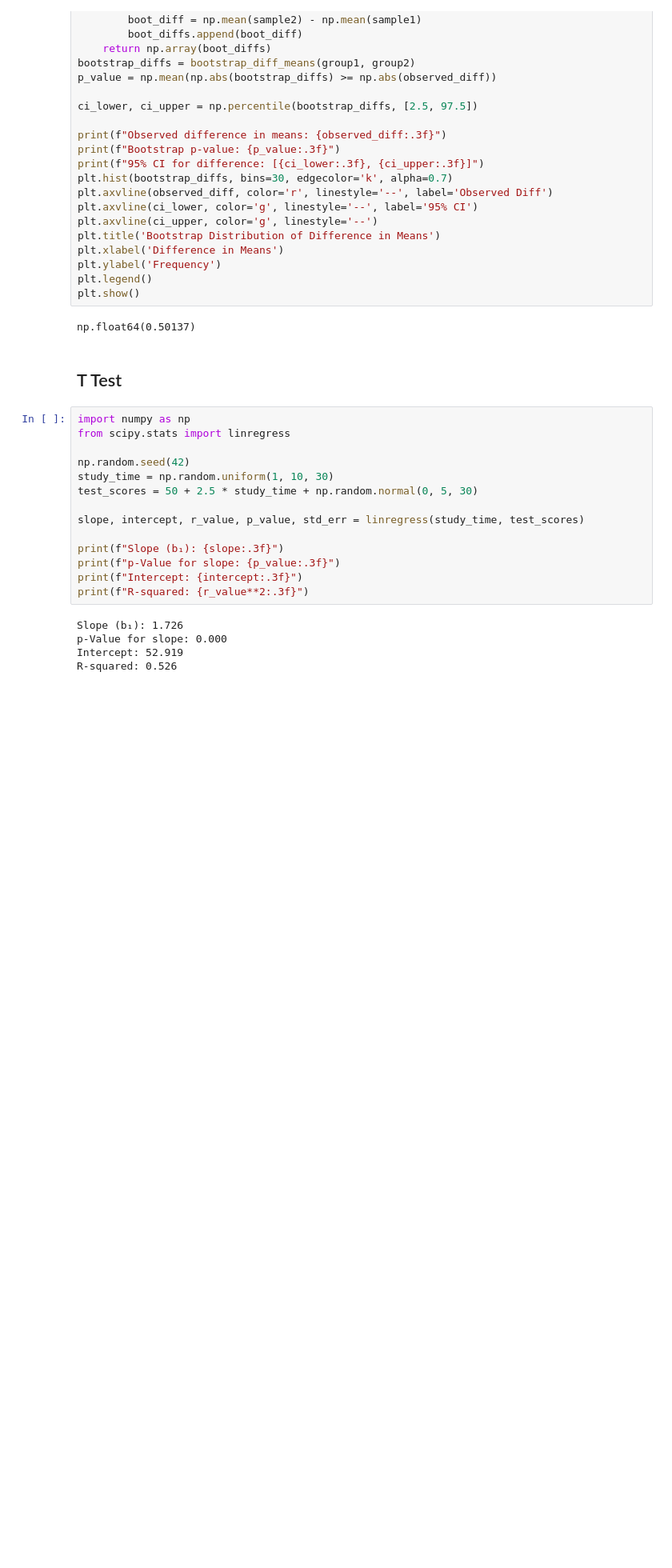
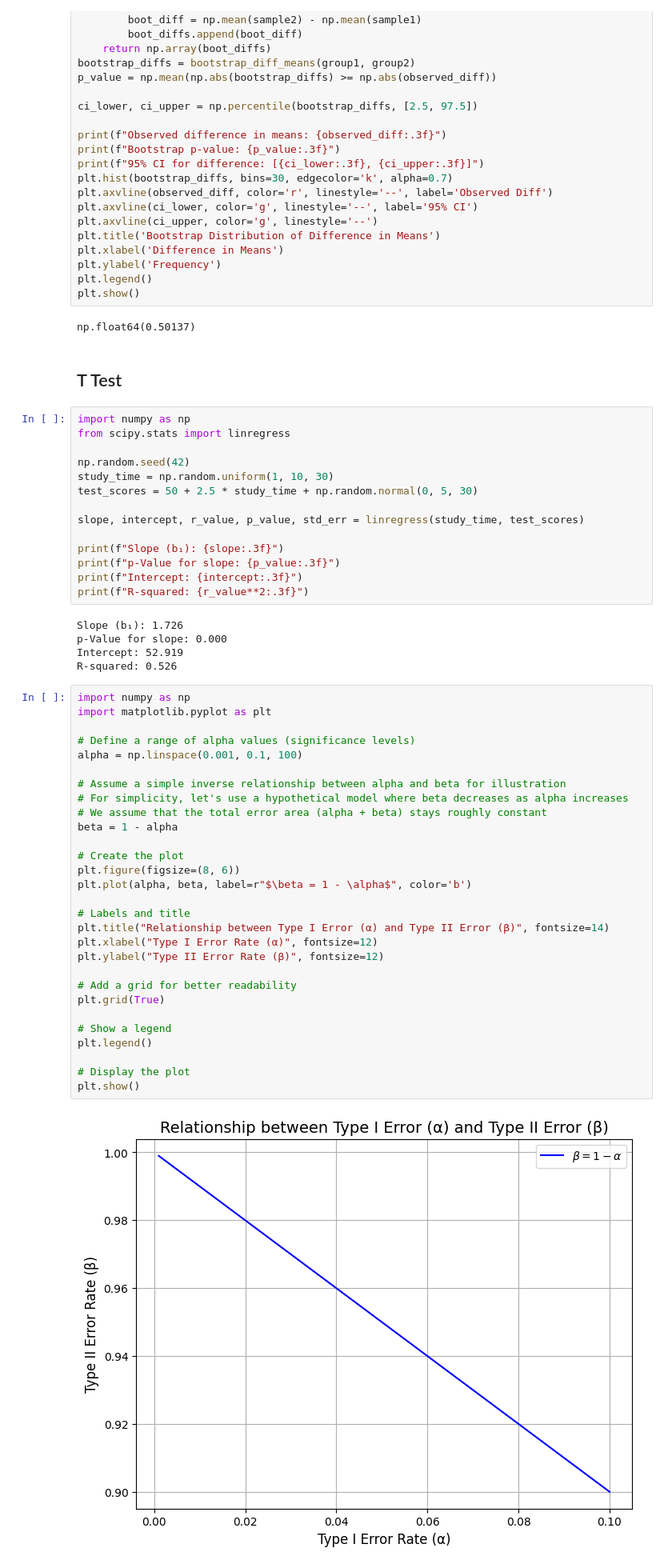
Before and after one commit to kabeerbora/ECON5625, a Jupyter notebook: Inference.ipynb, the cells around one changed output. Shown: that part at 80% size. Saved outputs shown, nothing was run; the diff lists cells and outputs as text; blank space fills up the shorter version.

```diff
--- a/Inference.ipynb
+++ b/Inference.ipynb
@@ -103,3 +103,34 @@ Slope (b₁): 1.726
 p-Value for slope: 0.000
 Intercept: 52.919
 R-squared: 0.526
+# %%
+import numpy as np
+import matplotlib.pyplot as plt
+
+# Define a range of alpha values (significance levels)
+alpha = np.linspace(0.001, 0.1, 100)
+
+# Assume a simple inverse relationship between alpha and beta for illustration
+# For simplicity, let's use a hypothetical model where beta decreases as alpha increases
+# We assume that the total error area (alpha + beta) stays roughly constant
+beta = 1 - alpha
+
+# Create the plot
+plt.figure(figsize=(8, 6))
+plt.plot(alpha, beta, label=r"$\beta = 1 - \alpha$", color='b')
+
+# Labels and title
+plt.title("Relationship between Type I Error (α) and Type II Error (β)", fontsize=14)
+plt.xlabel("Type I Error Rate (α)", fontsize=12)
+plt.ylabel("Type II Error Rate (β)", fontsize=12)
+
+# Add a grid for better readability
+plt.grid(True)
+
+# Show a legend
+plt.legend()
+
+# Display the plot
+plt.show()
+# %% [output]
+[figure, added]
```
